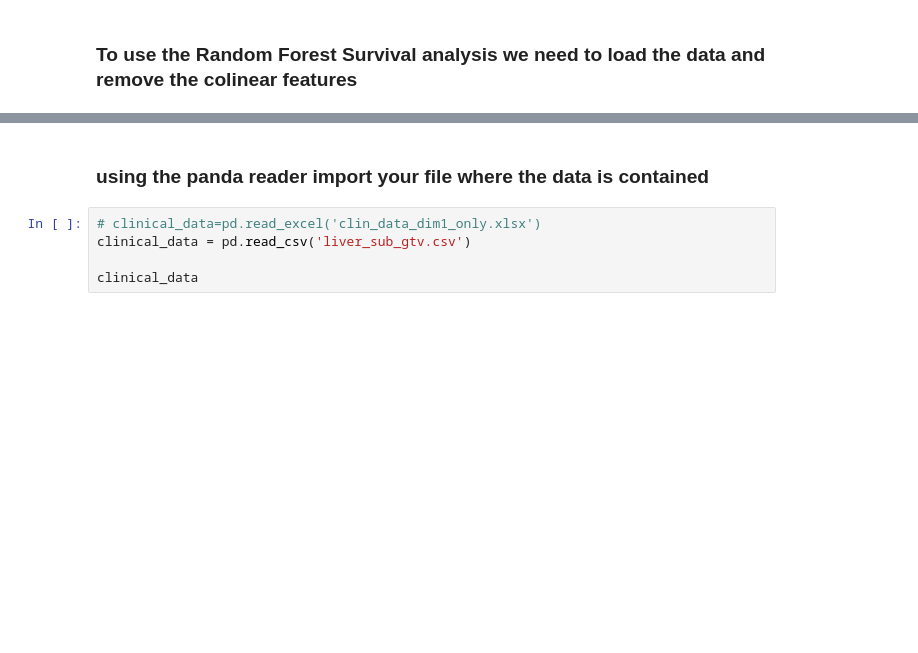
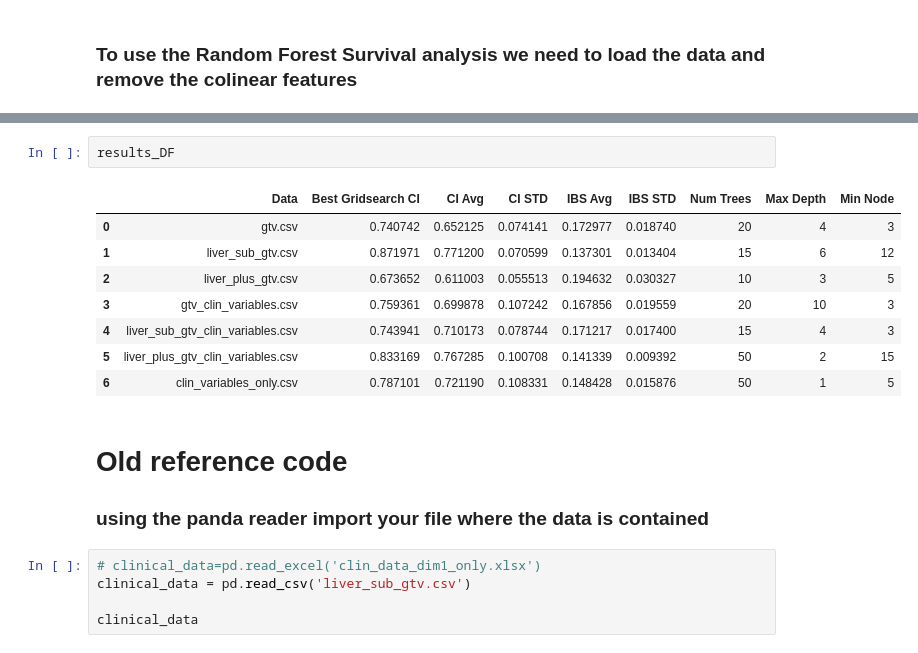
Before and after one commit to ricky-hu/liver_mets, a Jupyter notebook: random_forest.ipynb, the cells around one changed output, grey strips where cells are left out. Saved outputs shown, nothing was run; the diff lists cells and outputs as text; blank space fills up the shorter version.

```diff
--- a/random_forest.ipynb
+++ b/random_forest.ipynb
@@ -28,4 +326,16 @@ stats.chisqprob = lambda chisq, df: stats.chi2.sf(chisq, df)
+# %%
+results_DF
+# %% [output]
+|  | Data | Best Gridsearch CI | CI Avg | CI STD | IBS Avg | IBS STD | Num Trees | Max Depth | Min Node |
+| 0 | gtv.csv | 0.740742 | 0.652125 | 0.074141 | 0.172977 | 0.018740 | 20 | 4 | 3 |
+| 1 | liver_sub_gtv.csv | 0.871971 | 0.771200 | 0.070599 | 0.137301 | 0.013404 | 15 | 6 | 12 |
+| 2 | liver_plus_gtv.csv | 0.673652 | 0.611003 | 0.055513 | 0.194632 | 0.030327 | 10 | 3 | 5 |
+| 3 | gtv_clin_variables.csv | 0.759361 | 0.699878 | 0.107242 | 0.167856 | 0.019559 | 20 | 10 | 3 |
+| 4 | liver_sub_gtv_clin_variables.csv | 0.743941 | 0.710173 | 0.078744 | 0.171217 | 0.017400 | 15 | 4 | 3 |
+| 5 | liver_plus_gtv_clin_variables.csv | 0.833169 | 0.767285 | 0.100708 | 0.141339 | 0.009392 | 50 | 2 | 15 |
+| 6 | clin_variables_only.csv | 0.787101 | 0.721190 | 0.108331 | 0.148428 | 0.015876 | 50 | 1 | 5 |
 # %% [markdown]
+# Old reference code
 ### using the panda reader import your file where the data is contained
 # %%
 # clinical_data=pd.read_excel('clin_data_dim1_only.xlsx')
```
Also changed, not shown: parts of 26 cells of this notebook, 2 other files.
